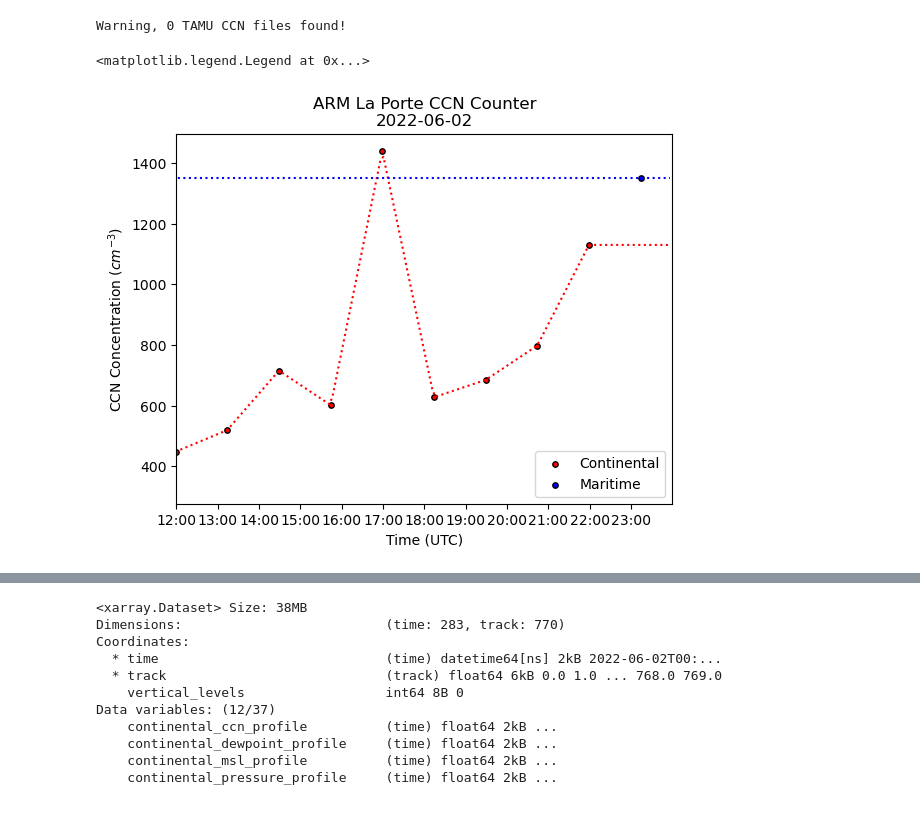
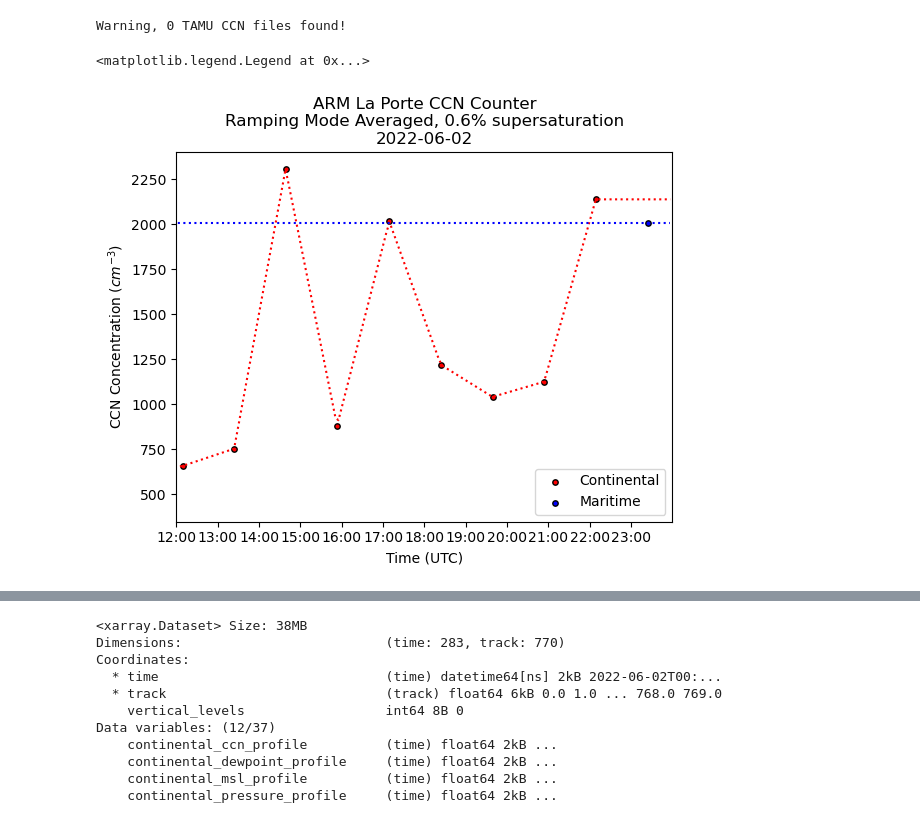
Before and after one commit to wx4stg/tracer-analysis, a Jupyter notebook: agu.ipynb, the cells around one changed output, grey strips where cells are left out. Cells and saved outputs as stored; diff of their text form; code cells hidden in the pictures.

```diff
--- a/agu.ipynb
+++ b/agu.ipynb
@@ -126,7 +126,7 @@ if len(arm_ccn_files) == 1:
     arm_ccn = xr.open_dataset(arm_ccn_file)
     arm_ccn_ccn = arm_ccn.N_CCN.data
     arm_ccn_time = arm_ccn.time.data
-    readings_in_window = ((arm_ccn.supersaturation_calculated >= 0.35) & (arm_ccn.supersaturation_calculated <= 0.55))
+    readings_in_window = ((arm_ccn.supersaturation_calculated >= 0.6) & (arm_ccn.supersaturation_calculated <= 0.8))
     arm_ccn_ccn_window = arm_ccn_ccn[readings_in_window]
     arm_ccn_time_window = arm_ccn_time[readings_in_window]
     arm_ccn_lon = np.full(arm_ccn_time_window.shape, arm_ccn.lon.data)
@@ -149,7 +149,7 @@ tamu_ccn_files = glob(tamu_ccn_path+date_i_want.strftime('*%y%m%d_ccn*.csv'))
 if len(tamu_ccn_files) == 1:
     tamu_ccn_file = tamu_ccn_files[0]
     tamu_ccn = pd.read_csv(tamu_ccn_file)
-    tamu_ccn = tamu_ccn[tamu_ccn['SS'] == 0.4]
+    tamu_ccn = tamu_ccn[tamu_ccn['SS'] == 0.6]
     tamu_times_window = pd.to_datetime(tamu_ccn.loc[:, 'Time'], format='%y%m%d %H:%M:%S').values
     tamu_ccn_window = tamu_ccn.loc[:, 'N_CCN'].values
     tamu_ccn_lon_window = tamu_ccn.loc[:, 'Longitude'].values
@@ -176,19 +176,19 @@ Warning, 0 TAMU CCN files found!
 # %%
 aerosol_example_fig = plt.figure()
 ax = aerosol_example_fig.gca()
 ax.scatter(arm_continental_time, arm_ccn_continental, label='Continental', s=15, color='r', edgecolors='k')
 ax.scatter(arm_maritime_time, arm_ccn_maritime, label='Maritime', s=15, color='b', edgecolors='k')
 ax.plot(tfm.time, tfm.continental_ccn_profile.isel(vertical_levels=0), color='r', linestyle=':')
 ax.plot(tfm.time, tfm.maritime_ccn_profile.isel(vertical_levels=0), color='b', linestyle=':')
 ax.set_xlim(start_time, end_time)
 ax.set_ylabel(r'CCN Concentration ($cm^{-3}$)')
 ax.set_xlabel('Time (UTC)')
 ax.xaxis.set_major_formatter(pltdates.DateFormatter('%H:%M'))
-ax.set_title(f'ARM La Porte CCN Counter\n{date_i_want.strftime("%Y-%m-%d")}')
+ax.set_title(f'ARM La Porte CCN Counter\nRamping Mode Averaged, 0.6% supersaturation\n{date_i_want.strftime("%Y-%m-%d")}')
 ax.legend(loc='lower right')
 # %% [output]
 <matplotlib.legend.Legend at 0x...>
-[figure, old version]
+[figure, new version]
 # %%
 track_fig, (track_ax, points_ax) = plt.subplots(2, 1, subplot_kw={'projection': ccrs.PlateCarree()})
 # track_ax = plt.axes(projection=ccrs.PlateCarree())
```
Also changed, not shown: parts of 3 cells of this notebook, 2 other files.
